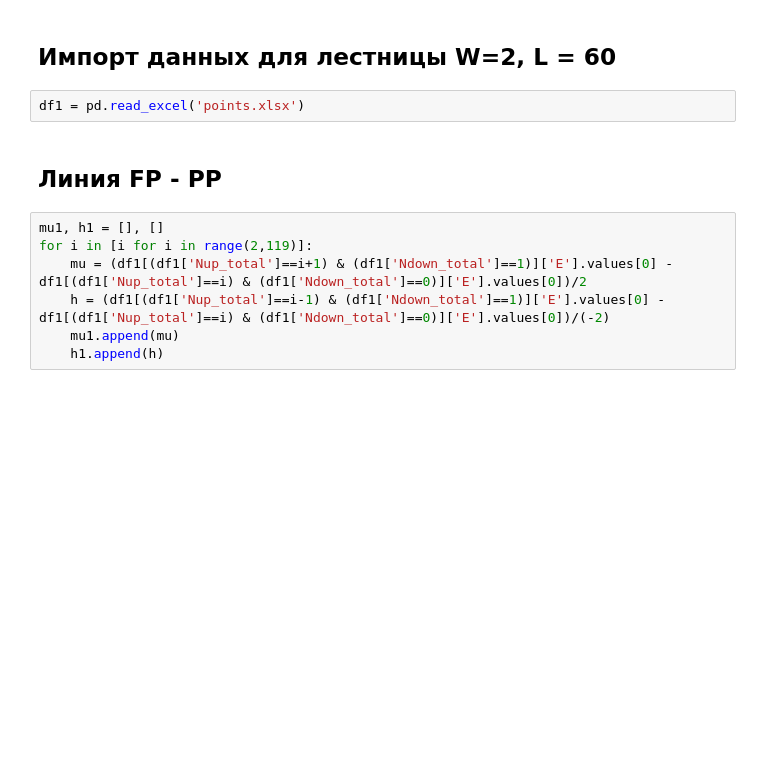
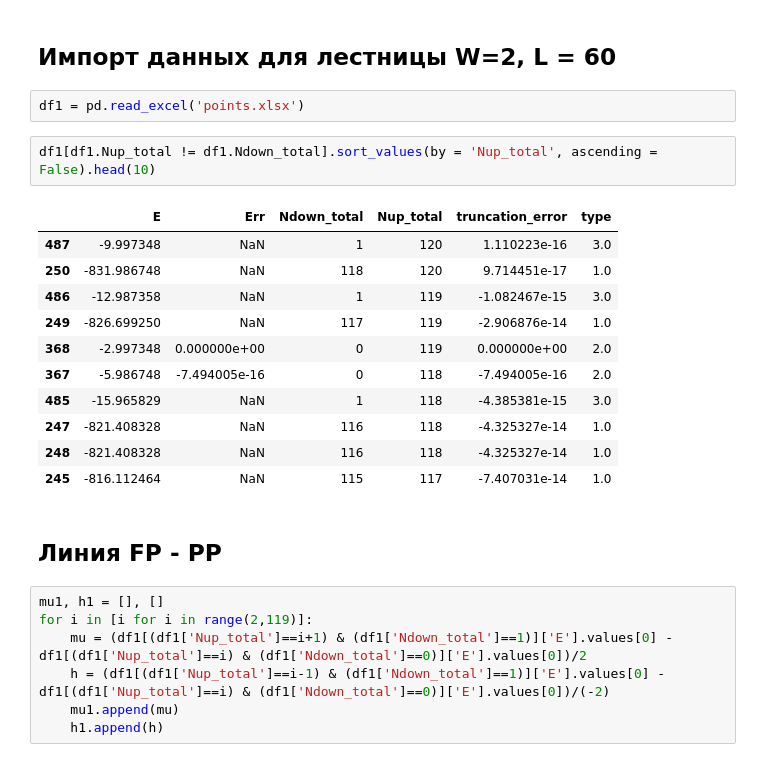
Before and after one commit to mindelly/diagrams2, a Jupyter notebook: diagrams W=2 L = 60/diagram.ipynb, the cells around one changed output. Saved outputs shown, nothing was run; the diff lists cells and outputs as text; blank space fills up the shorter version.

```diff
--- a/diagrams W=2 L = 60/diagram.ipynb
+++ b/diagrams W=2 L = 60/diagram.ipynb
@@ -6,6 +6,20 @@ import matplotlib.pyplot as plt
 ## Импорт данных для лестницы W=2, L = 60
 # %%
 df1 = pd.read_excel('points.xlsx')
+# %%
+df1[df1.Nup_total != df1.Ndown_total].sort_values(by = 'Nup_total', ascending = False).head(10)
+# %% [output]
+|  | E | Err | Ndown_total | Nup_total | truncation_error | type |
+| 487 | -9.997348 | NaN | 1 | 120 | 1.110223e-16 | 3.0 |
+| 250 | -831.986748 | NaN | 118 | 120 | 9.714451e-17 | 1.0 |
+| 486 | -12.987358 | NaN | 1 | 119 | -1.082467e-15 | 3.0 |
+| 249 | -826.699250 | NaN | 117 | 119 | -2.906876e-14 | 1.0 |
+| 368 | -2.997348 | 0.000000e+00 | 0 | 119 | 0.000000e+00 | 2.0 |
+| 367 | -5.986748 | -7.494005e-16 | 0 | 118 | -7.494005e-16 | 2.0 |
+| 485 | -15.965829 | NaN | 1 | 118 | -4.385381e-15 | 3.0 |
+| 247 | -821.408328 | NaN | 116 | 118 | -4.325327e-14 | 1.0 |
+| 248 | -821.408328 | NaN | 116 | 118 | -4.325327e-14 | 1.0 |
+| 245 | -816.112464 | NaN | 115 | 117 | -7.407031e-14 | 1.0 |
 # %% [markdown]
 ##  Линия FP - PP
 # %%
```
Also changed, not shown: 4 other files.
